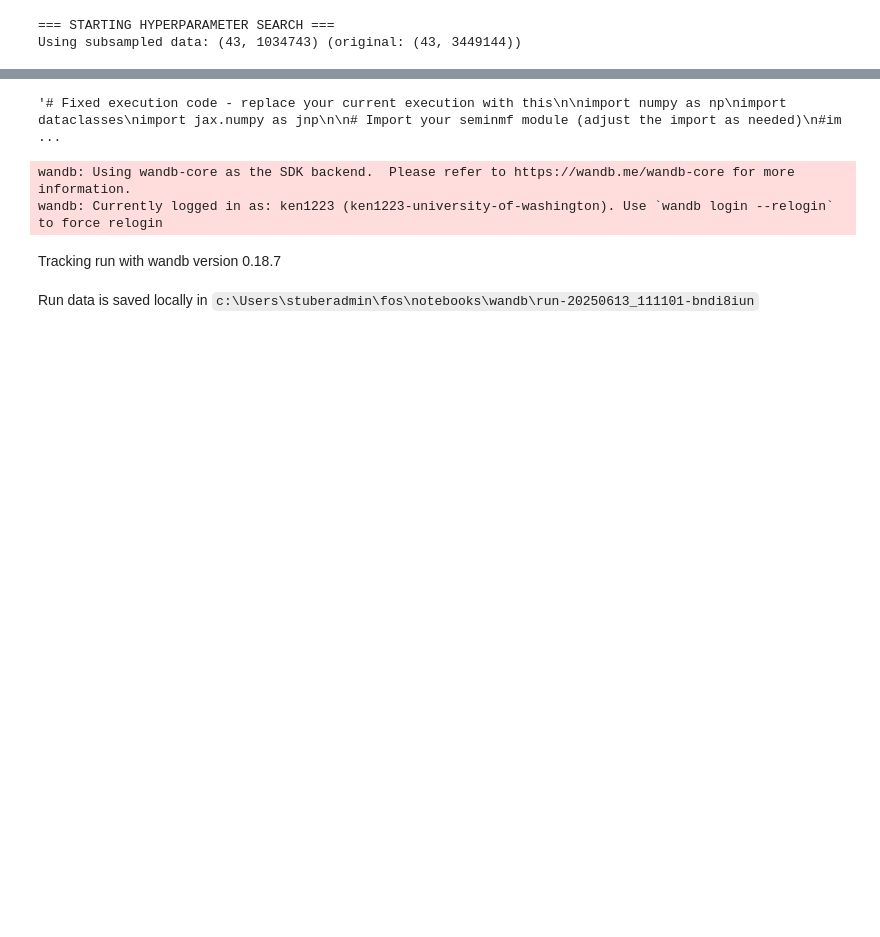
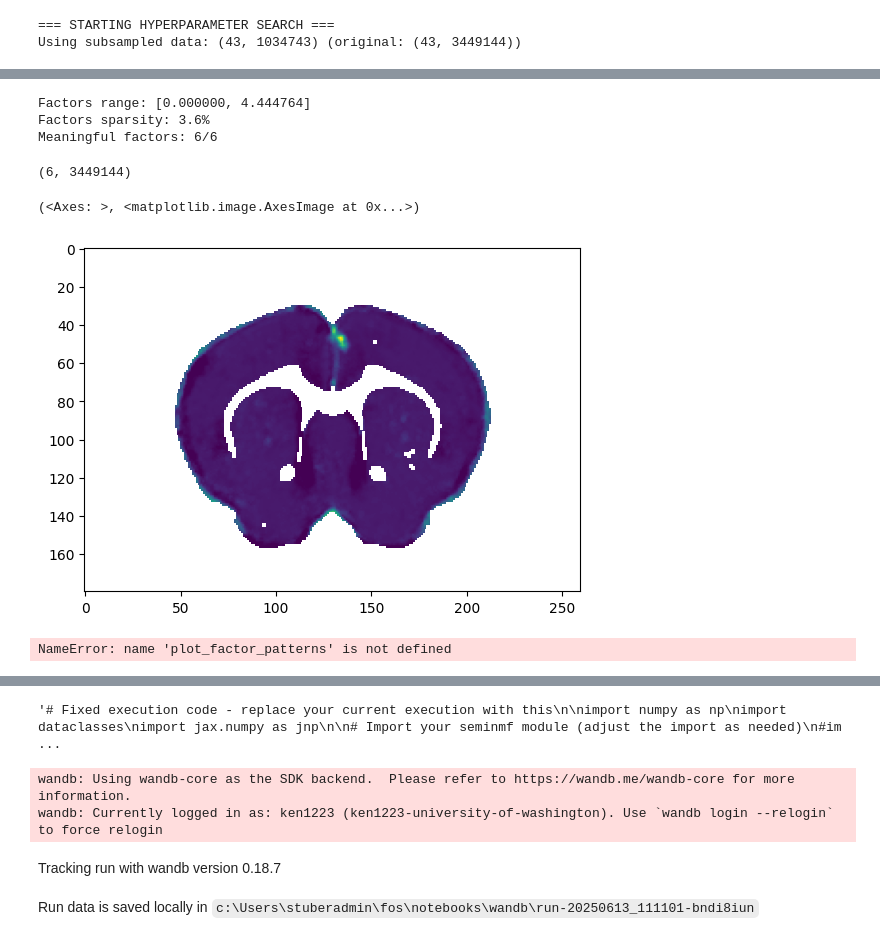
Before and after one commit to kenjp1223/fos, a Jupyter notebook: notebooks/fos_gaussian_with_unbiased_ds.ipynb, the cells around one changed output, grey strips where cells are left out. Saved outputs shown, nothing was run; the diff lists cells and outputs as text; code cells hidden in the pictures; blank space fills up the shorter version.

```diff
--- a/notebooks/fos_gaussian_with_unbiased_ds.ipynb
+++ b/notebooks/fos_gaussian_with_unbiased_ds.ipynb
@@ -186,8 +183,8 @@ counts = counts_3d_resized[:, alive_voxels]
 #intensity[counts == 0] = 0.0
 # %%
 def plot_coronal(flat_array, z_idx, ax=None): # edit this so it works with my counts data, images are converted in to coronal planes already
-    arr = jnp.nan * jnp.zeros(alive_voxels.shape)
-    arr = arr.at[alive_voxels].set(flat_array)
+    arr = np.nan * np.zeros(alive_voxels.shape)
+    arr[alive_voxels] = (flat_array)
 
     if ax is None:
         fig, ax = plt.subplots(1, 1)
@@ -232,6 +241,3 @@ plot_coronal(jnp.where(masks[0], counts[0], jnp.nan), 120)
 [figure]
 # %% [markdown]
 ## Select hyperparameters by cross validation
-# %%
-# shift counts
-counts = counts - np.min(counts) + 1e-6
@@ -246,10 +244,7 @@ reload(seminmf)
 # %%
-# Convert to JAX arrays
-counts = jnp.array(counts)
-masks = jnp.array(masks)
-
 # ========== HYPERPARAMETER SEARCH ==========
 print("\n=== STARTING HYPERPARAMETER SEARCH ===")
+import numpy as np
 
 mean_func = "softplus"
 elastic_net_frac = 1.0
@@ -258,9 +253,9 @@ num_coord_ascent_iters = 1
 subsample_frac = 0.3
 
 # Subsample voxels for faster computation
-key = jr.PRNGKey(42)
+np.random.seed(42)
 n_voxels = int(counts.shape[1] * subsample_frac)
-voxel_idx = jr.choice(key, counts.shape[1], (n_voxels,), replace=False)
+voxel_idx = np.random.choice(counts.shape[1], n_voxels, replace=False)
 
 sub_counts = counts[:, voxel_idx]
 sub_masks = masks[:, voxel_idx]
@@ -271,0 +766,34 @@ Using subsampled data: (43, 1034743) (original: (43, 3449144))
+# %%
+# Quick sklearn NMF test
+from sklearn.decomposition import NMF
+
+tcounts = counts - np.min(counts) + 1e-6
+tcounts = tcounts / tcounts.max() * 10
+
+nmf = NMF(n_components=6, init='nndsvd', max_iter=100, alpha_W=0.01)
+loadings = nmf.fit_transform(tcounts)
+factors = nmf.components_
+
+print(f"Factors range: [{factors.min():.6f}, {factors.max():.6f}]")
+print(f"Factors sparsity: {(factors < 1e-6).mean():.1%}")
+
+# Check if factors are meaningful
+meaningful_factors = sum(f.max() > 1e-5 for f in factors)
+print(f"Meaningful factors: {meaningful_factors}/{len(factors)}")
+# %% [output]
+Factors range: [0.000000, 4.444764]
+Factors sparsity: 3.6%
+Meaningful factors: 6/6
+# %%
+factors.shape
+# %% [output]
+(6, 3449144)
+# %%
+plot_coronal(factors[4],z_idx = 100,)
+# %% [output]
+(<Axes: >, <matplotlib.image.AxesImage at 0x...>)
+[figure, added]
+# %%
+plot_factor_patterns(factors, plot_type='coronal', z_idx=100, alive_voxels=alive_voxels)
+# %% [output]
+NameError: name 'plot_factor_patterns' is not defined
```
Also changed, not shown: parts of 16 cells of this notebook, 21 other files.
